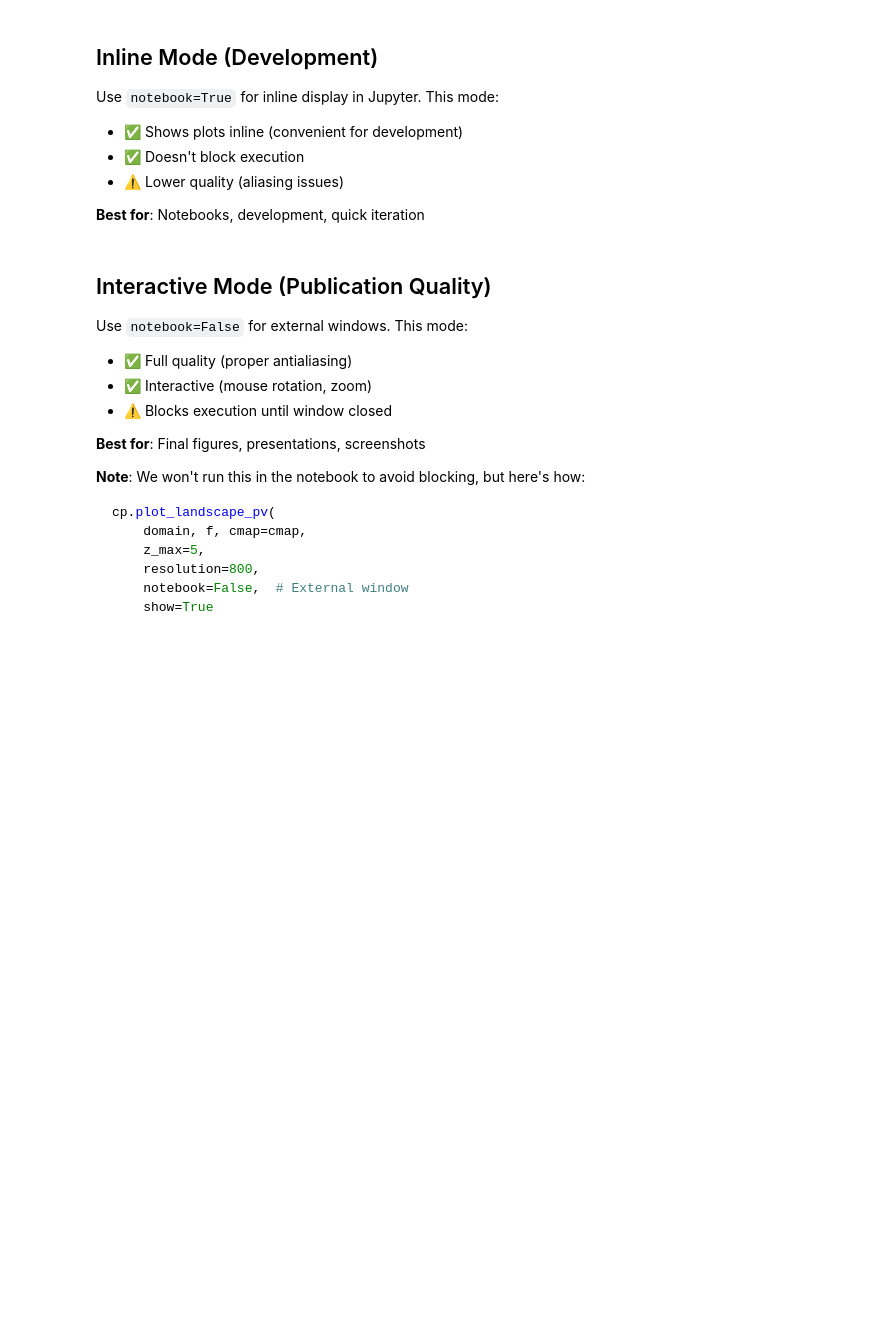
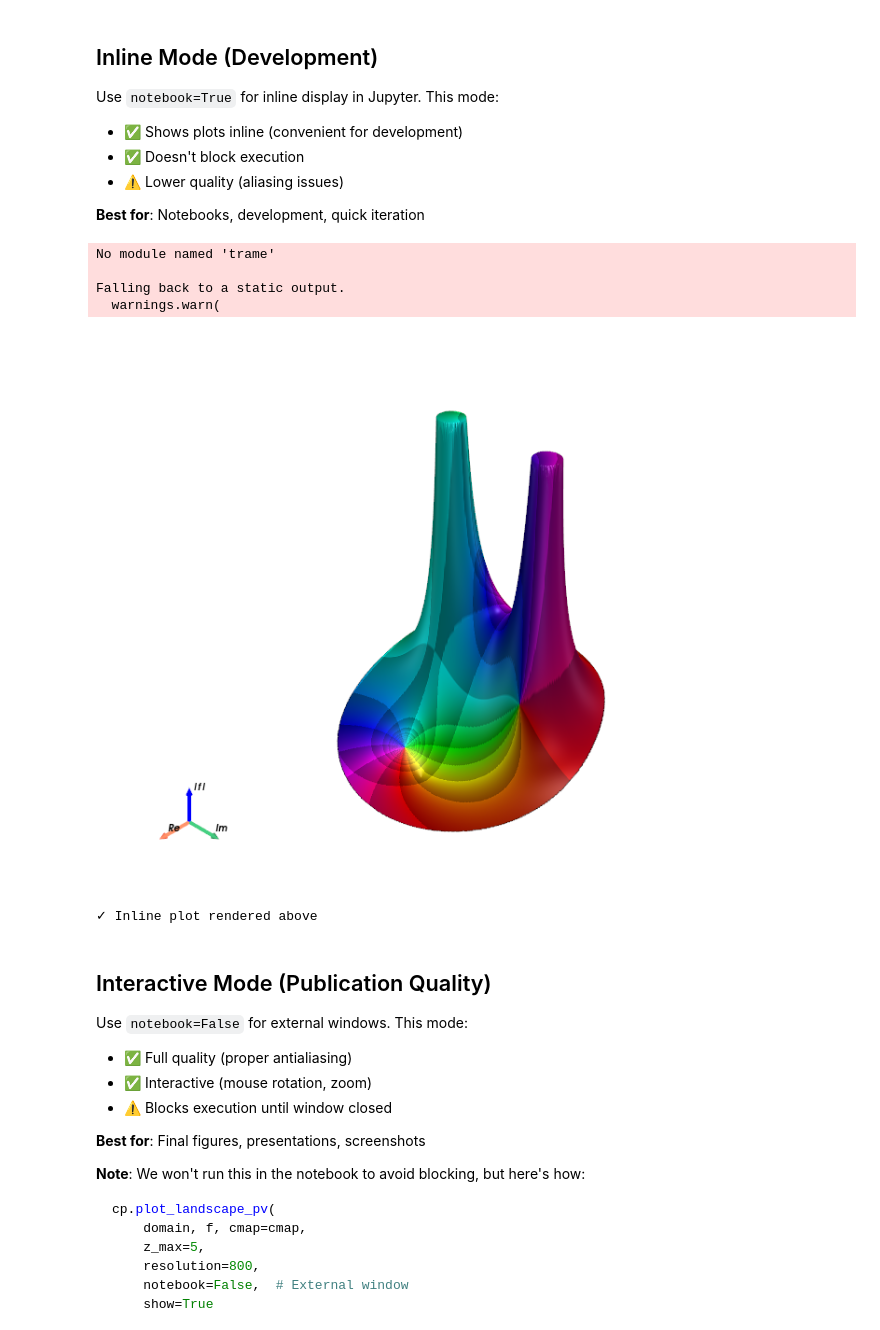
Before and after one commit to kuvychko/complexplorer, a Jupyter notebook: examples/notebooks/03_pyvista_3d.ipynb, the cells around one changed output. Drawn from its saved outputs; the diff is of its cells as text; code cells hidden in the pictures; blank space fills up the shorter version.

```diff
--- a/examples/notebooks/03_pyvista_3d.ipynb
+++ b/examples/notebooks/03_pyvista_3d.ipynb
@@ -55,17 +57,23 @@ Use `notebook=True` for inline display in Jupyter. This mode:
 # %%
 if HAS_PYVISTA:
     # Inline 3D landscape
     cp.plot_landscape_pv(
         domain, f, cmap=cmap,
         z_max=5,
         resolution=400,
         notebook=True,  # Inline mode
         show=True
     )
-    print("
-✓ Inline plot rendered above")
+    print("✓ Inline plot rendered above")
 else:
     print("Install PyVista to see 3D visualization")
+# %% [output]
+No module named 'trame'
+
+Falling back to a static output.
+  warnings.warn(
+[figure, added]
+✓ Inline plot rendered above
 # %% [markdown]
 ## Interactive Mode (Publication Quality)
 
```
Also changed, not shown: parts of 3 cells of this notebook, 1 other file.
